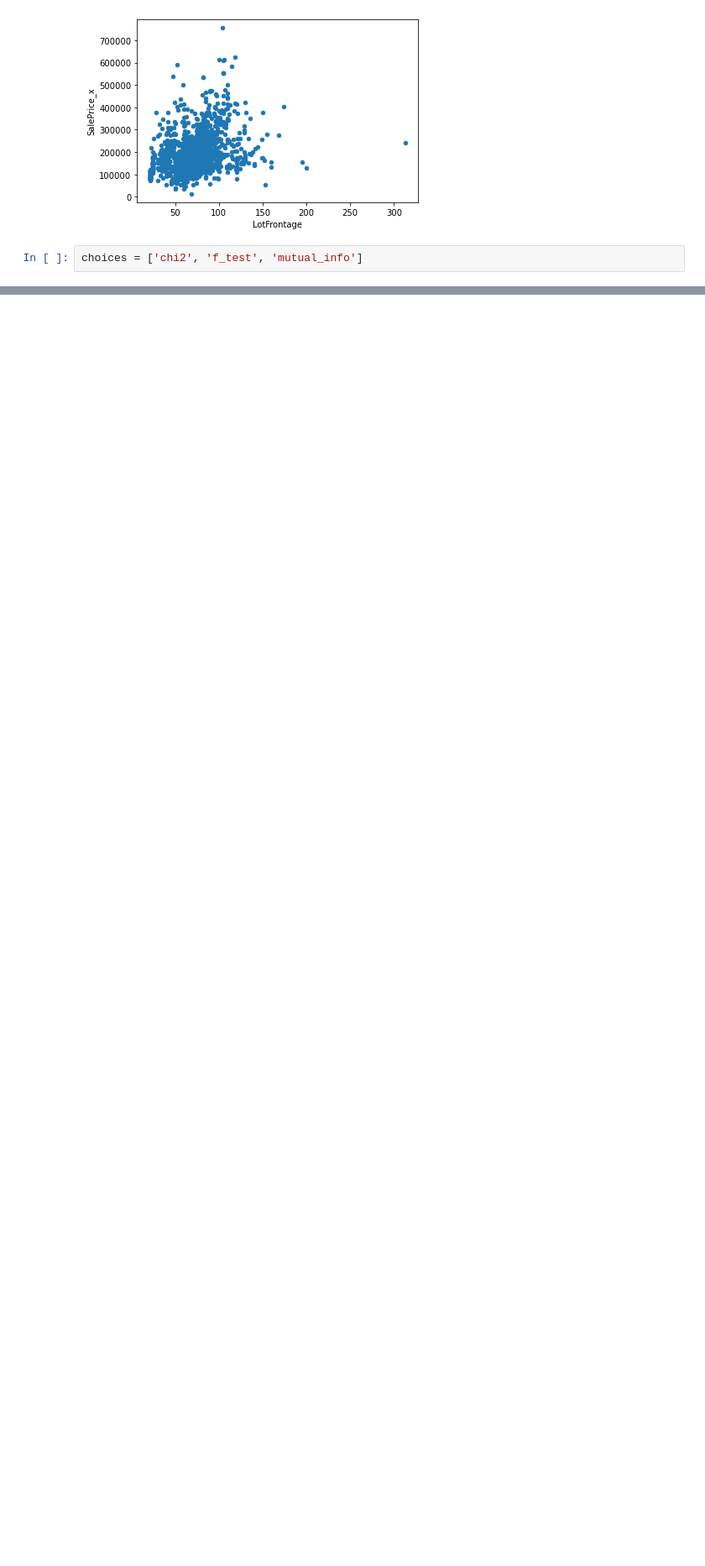
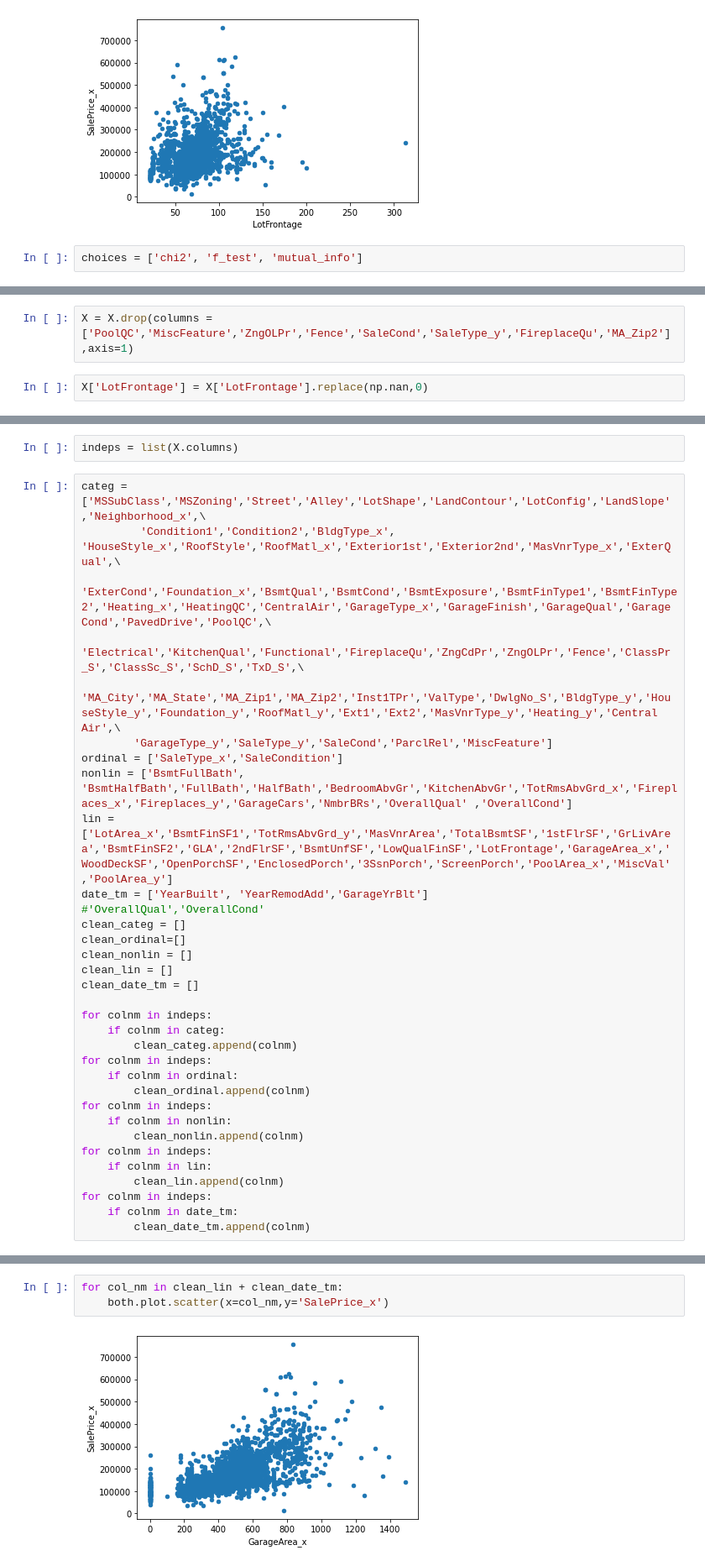
Before and after one commit to axpinkerton/proj3, a Jupyter notebook: cleanup.ipynb, the cells around one changed output, grey strips where cells are left out. Shown at 84% size. Saved outputs shown, nothing was run; the diff lists cells and outputs as text; blank space fills up the shorter version.

Commit message:
Alex cleaning data commit #2 with graphs not fully cleaned

```diff
--- a/cleanup.ipynb
+++ b/cleanup.ipynb
@@ -185,0 +221,4 @@ NameError: name 'both' is not defined
+# %%
+X = X.drop(columns = ['PoolQC','MiscFeature','ZngOLPr','Fence','SaleCond','SaleType_y','FireplaceQu','MA_Zip2'],axis=1)
+# %%
+X['LotFrontage'] = X['LotFrontage'].replace(np.nan,0)
@@ -185,0 +229,35 @@ NameError: name 'both' is not defined
+# %%
+indeps = list(X.columns)
+# %%
+categ = ['MSSubClass','MSZoning','Street','Alley','LotShape','LandContour','LotConfig','LandSlope','Neighborhood_x',\
+         'Condition1','Condition2','BldgType_x', 'HouseStyle_x','RoofStyle','RoofMatl_x','Exterior1st','Exterior2nd','MasVnrType_x','ExterQual',\
+         'ExterCond','Foundation_x','BsmtQual','BsmtCond','BsmtExposure','BsmtFinType1','BsmtFinType2','Heating_x','HeatingQC','CentralAir','GarageType_x','GarageFinish','GarageQual','GarageCond','PavedDrive','PoolQC',\
+         'Electrical','KitchenQual','Functional','FireplaceQu','ZngCdPr','ZngOLPr','Fence','ClassPr_S','ClassSc_S','SchD_S','TxD_S',\
+         'MA_City','MA_State','MA_Zip1','MA_Zip2','Inst1TPr','ValType','DwlgNo_S','BldgType_y','HouseStyle_y','Foundation_y','RoofMatl_y','Ext1','Ext2','MasVnrType_y','Heating_y','Central Air',\
+        'GarageType_y','SaleType_y','SaleCond','ParclRel','MiscFeature']
+ordinal = ['SaleType_x','SaleCondition']
+nonlin = ['BsmtFullBath', 'BsmtHalfBath','FullBath','HalfBath','BedroomAbvGr','KitchenAbvGr','TotRmsAbvGrd_x','Fireplaces_x','Fireplaces_y','GarageCars','NmbrBRs','OverallQual' ,'OverallCond']
+lin =['LotArea_x','BsmtFinSF1','TotRmsAbvGrd_y','MasVnrArea','TotalBsmtSF','1stFlrSF','GrLivArea','BsmtFinSF2','GLA','2ndFlrSF','BsmtUnfSF','LowQualFinSF','LotFrontage','GarageArea_x','WoodDeckSF','OpenPorchSF','EnclosedPorch','3SsnPorch','ScreenPorch','PoolArea_x','MiscVal','PoolArea_y']
+date_tm = ['YearBuilt', 'YearRemodAdd','GarageYrBlt']
+#'OverallQual','OverallCond'
+clean_categ = []
+clean_ordinal=[]
+clean_nonlin = []
+clean_lin = []
+clean_date_tm = []
+
+for colnm in indeps:
+    if colnm in categ:
+        clean_categ.append(colnm)
+for colnm in indeps:
+    if colnm in ordinal:
+        clean_ordinal.append(colnm)
+for colnm in indeps:
+    if colnm in nonlin:
+        clean_nonlin.append(colnm)
+for colnm in indeps:
+    if colnm in lin:
+        clean_lin.append(colnm)
+for colnm in indeps:
+    if colnm in date_tm:
+        clean_date_tm.append(colnm)
@@ -185,0 +306,5 @@ NameError: name 'both' is not defined
+# %%
+for col_nm in clean_lin + clean_date_tm:
+    both.plot.scatter(x=col_nm,y='SalePrice_x')
+# %% [output]
+[figure, added]
```
Also changed, not shown: parts of 19 cells of this notebook.
